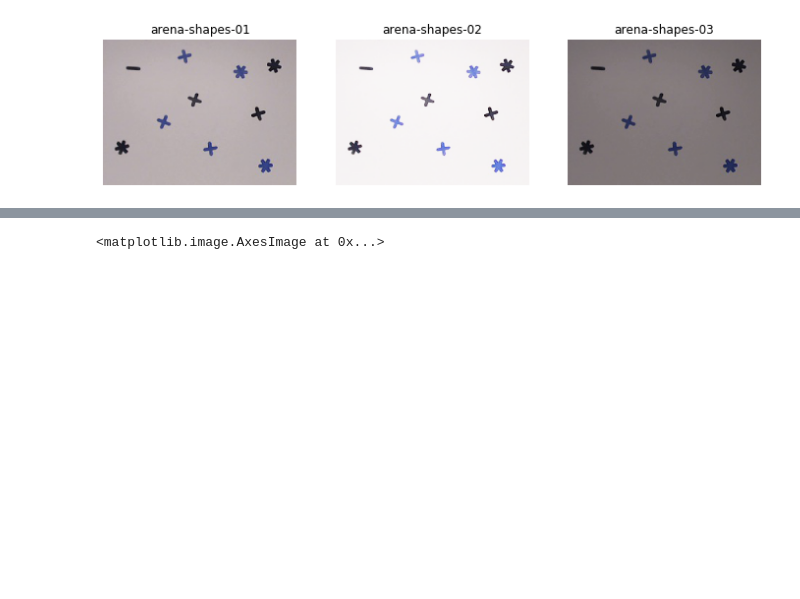
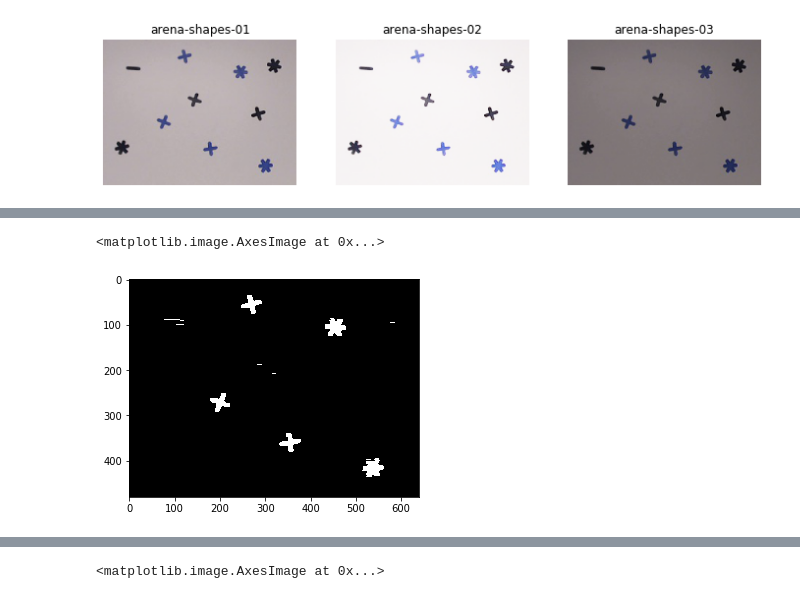
Before and after one commit to Jiang15/Image_analysis_and_pattern-recognition, a Jupyter notebook: Lab 1/lab_01_segmentation.ipynb, the cells around one changed output, grey strips where cells are left out. Saved outputs shown, nothing was run; the diff lists cells and outputs as text; code cells hidden in the pictures; blank space fills up the shorter version.

```diff
--- a/Lab 1/lab_01_segmentation.ipynb
+++ b/Lab 1/lab_01_segmentation.ipynb
@@ -708,0 +735,7 @@ plt.show()
+# %%
+kernel = cv2.getStructuringElement(cv2.MORPH_RECT,(9,9))
+k2_open = cv2.morphologyEx(np.float32(k2), cv2.MORPH_OPEN, kernel)
+plt.imshow(k2_open.reshape(img.shape[:2]), cmap='gray')
+# %% [output]
+<matplotlib.image.AxesImage at 0x...>
+[figure, added]
```
Also changed, not shown: parts of 9 cells of this notebook.
